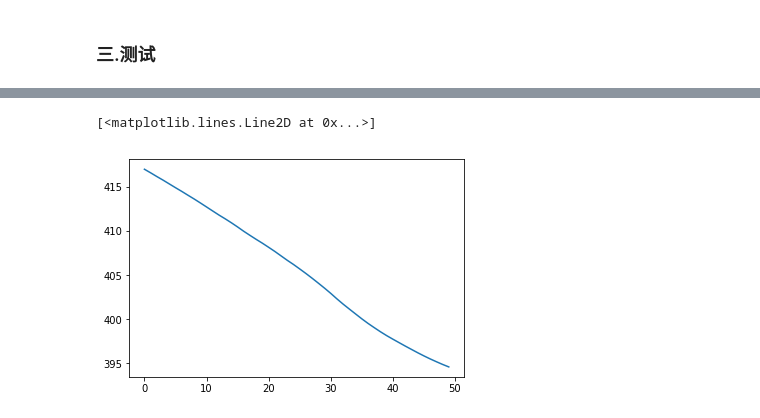
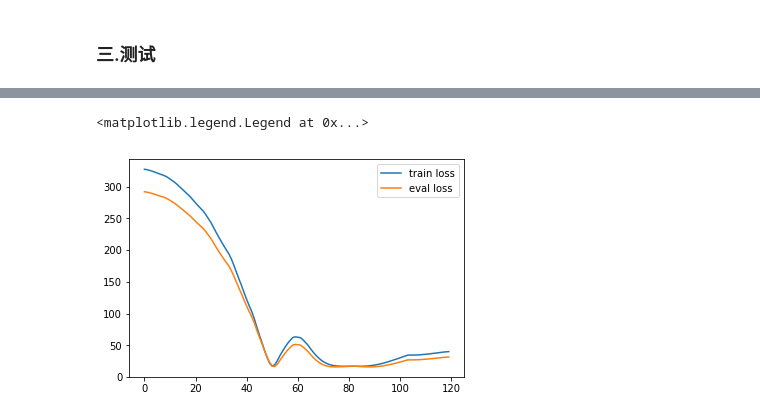
Before and after one commit to zhulei227/ML_Notes, a Jupyter notebook: notebooks/17_01_FM_因子分解机的原理介绍及实现.ipynb, the cells around one changed output, grey strips where cells are left out. Cells and saved outputs as stored; diff of their text form; code cells hidden in the pictures.

```diff
--- a/notebooks/17_01_FM_因子分解机的原理介绍及实现.ipynb
+++ b/notebooks/17_01_FM_因子分解机的原理介绍及实现.ipynb
@@ -264,6 +315,8 @@ plt.plot(data[:, 0], model.predict(data), color='r')
-# %%
-#查看损失值变化
-plt.plot(range(0, len(losses)), losses)
-# %% [output]
-[<matplotlib.lines.Line2D at 0x...>]
-[figure, removed]
+# %%
+#查看loss
+plt.plot(range(0,len(train_losses)),train_losses,label='train loss')
+plt.plot(range(0,len(eval_losses)),eval_losses,label='eval loss')
+plt.legend()
+# %% [output]
+<matplotlib.legend.Legend at 0x...>
+[figure, added]
```
Also changed, not shown: parts of 5 cells of this notebook, 2 other files.
